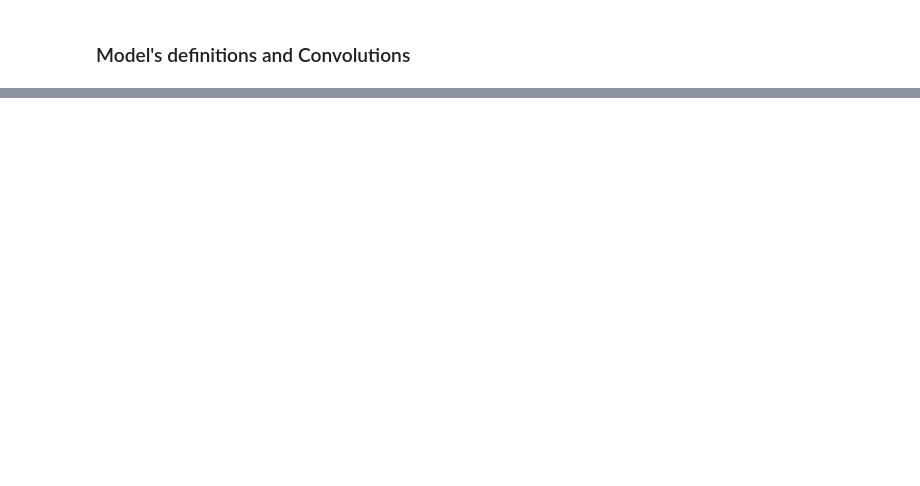
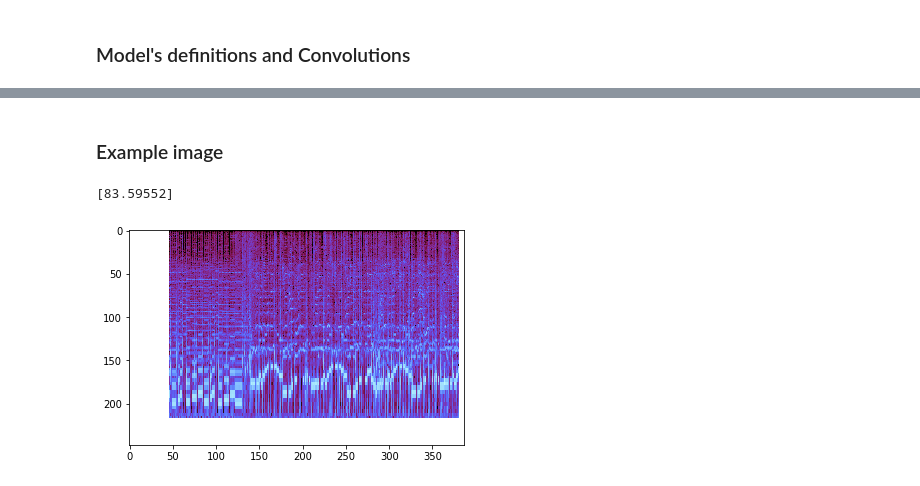
Before and after one commit to matheusbsilva/music-genre-ai, a Jupyter notebook: audio_converter.ipynb, the cells around one changed output, grey strips where cells are left out. Drawn from its saved outputs; the diff is of its cells as text; code cells hidden in the pictures; blank space fills up the shorter version.

Commit message:
Adding evaluation method for model
Co-authored-by: Matheus <matheusbattista@hotmail.com>

```diff
--- a/audio_converter.ipynb
+++ b/audio_converter.ipynb
@@ -290,0 +294,15 @@ NameError: name 'model' is not defined
+# %% [markdown]
+### Example image
+# %%
+test_image = cv2.imread("021085-spectogram.png")
+unique_image = []
+unique_image.append(test_image)
+unique_image = asarray(unique_image)
+
+prediction = model.predict(unique_image, batch_size = batch_size, verbose = 0)
+
+plt.imshow(test_image)
+print(prediction[0])
+# %% [output]
+[83.59552]
+[figure, added]
```
Also changed, not shown: parts of 4 cells of this notebook, 1 other file.
